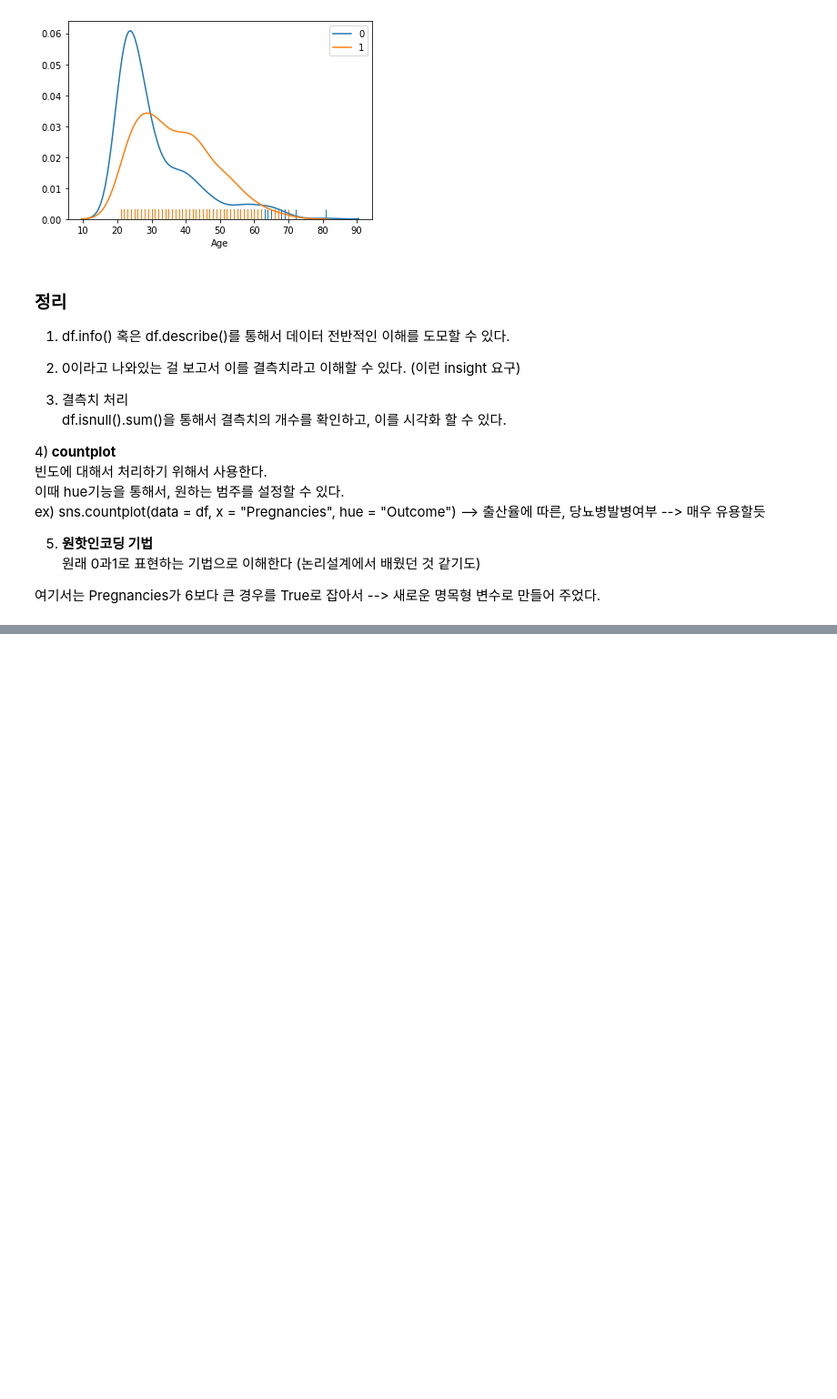
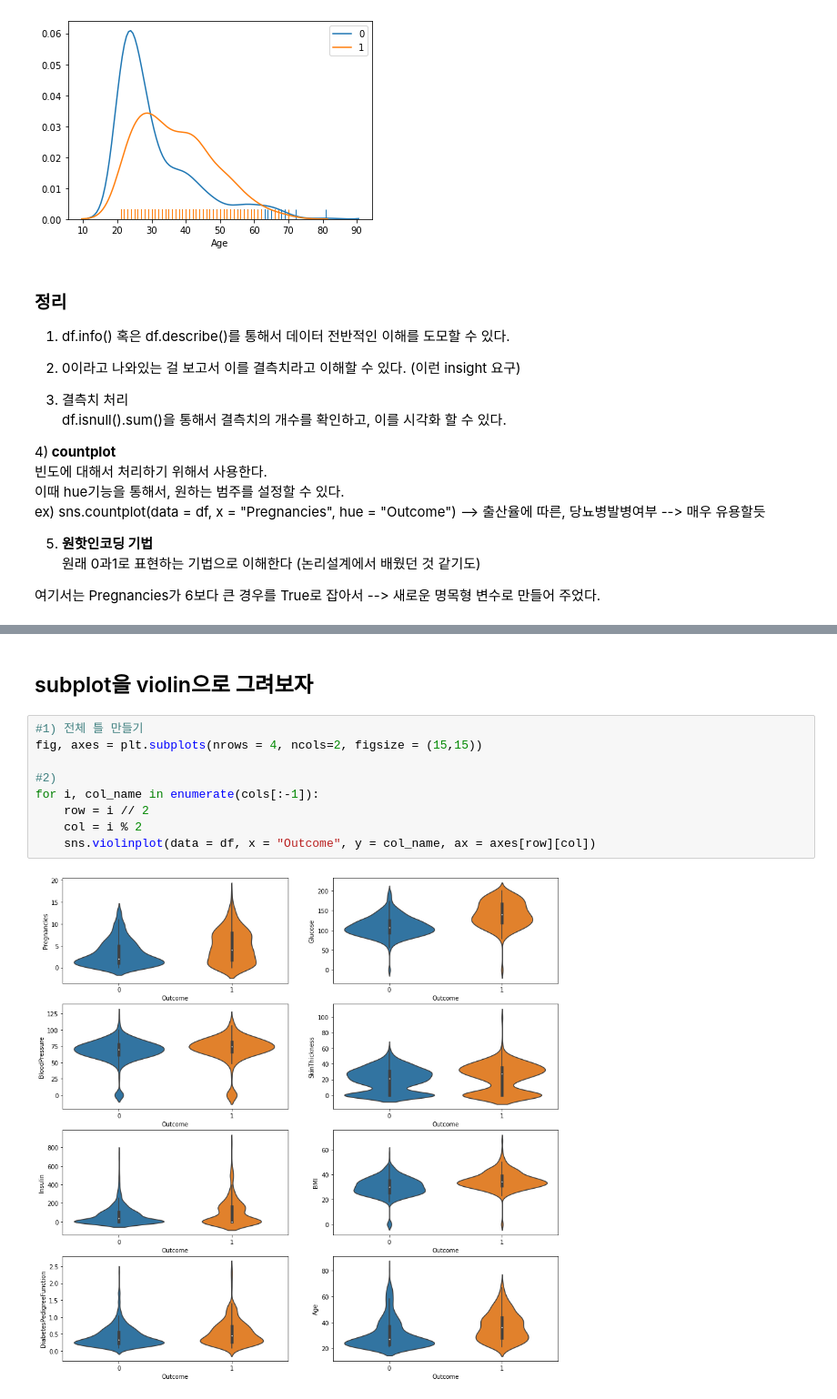
Before and after one commit to Gyu-Seok0/Career, a Jupyter notebook: 2021년/프로젝트로 배우는 데이터사이언스/2. EDA를 통해 데이터 탐색하기.ipynb, the cells around one changed output, grey strips where cells are left out. Shown at 91% size. Cells and saved outputs as stored; diff of their text form; blank space fills up the shorter version.

```diff
--- a/2021년/프로젝트로 배우는 데이터사이언스/2. EDA를 통해 데이터 탐색하기.ipynb
+++ b/2021년/프로젝트로 배우는 데이터사이언스/2. EDA를 통해 데이터 탐색하기.ipynb
@@ -281,0 +311,13 @@ ex) sns.countplot(data = df, x = "Pregnancies", hue = "Outcome") --> 출산율
+# %% [markdown]
+## subplot을 violin으로 그려보자
+# %%
+#1) 전체 틀 만들기
+fig, axes = plt.subplots(nrows = 4, ncols=2, figsize = (15,15))
+
+#2)
+for i, col_name in enumerate(cols[:-1]):
+    row = i // 2
+    col = i % 2
+    sns.violinplot(data = df, x = "Outcome", y = col_name, ax = axes[row][col])
+# %% [output]
+[figure, added]
```
Also changed, not shown: parts of 23 cells of this notebook, 2 other files.
